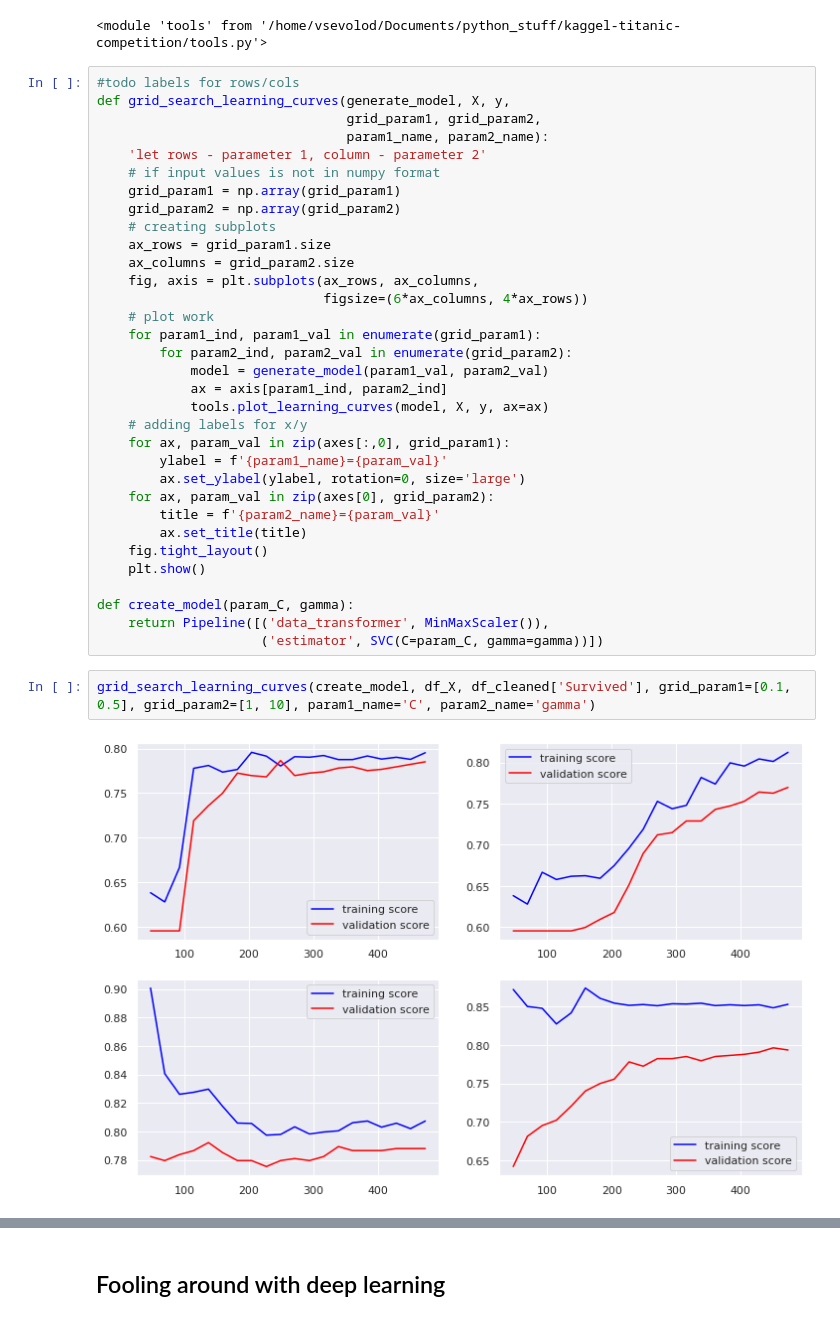
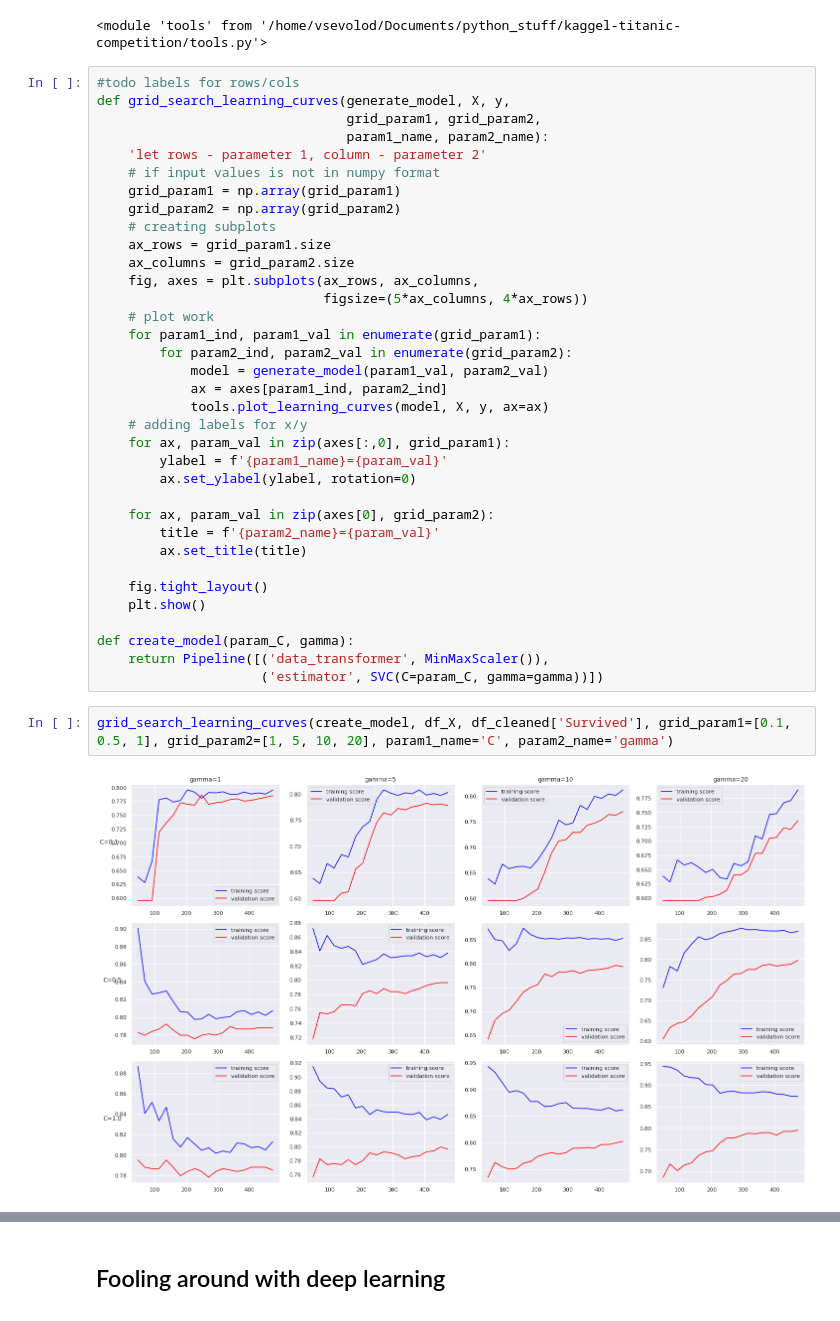
Before and after one commit to VsevolodKozlov-git/kaggle-titanic-competition, a Jupyter notebook: main.ipynb, the cells around one changed output, grey strips where cells are left out. Saved outputs shown, nothing was run; the diff lists cells and outputs as text.

Commit message:
fixed bug in grid_search_learning_curves function; Experemented with hyperparameters for SVC

```diff
--- a/main.ipynb
+++ b/main.ipynb
@@ -512,21 +508,23 @@ def grid_search_learning_curves(generate_model, X, y,
     # creating subplots
     ax_rows = grid_param1.size
     ax_columns = grid_param2.size
-    fig, axis = plt.subplots(ax_rows, ax_columns,
-                             figsize=(6*ax_columns, 4*ax_rows))
+    fig, axes = plt.subplots(ax_rows, ax_columns,
+                             figsize=(5*ax_columns, 4*ax_rows))
     # plot work
     for param1_ind, param1_val in enumerate(grid_param1):
         for param2_ind, param2_val in enumerate(grid_param2):
             model = generate_model(param1_val, param2_val)
-            ax = axis[param1_ind, param2_ind]
+            ax = axes[param1_ind, param2_ind]
             tools.plot_learning_curves(model, X, y, ax=ax)
     # adding labels for x/y
     for ax, param_val in zip(axes[:,0], grid_param1):
         ylabel = f'{param1_name}={param_val}'
-        ax.set_ylabel(ylabel, rotation=0, size='large')
+        ax.set_ylabel(ylabel, rotation=0)
+
     for ax, param_val in zip(axes[0], grid_param2):
         title = f'{param2_name}={param_val}'
         ax.set_title(title)
+
     fig.tight_layout()
     plt.show()
 
@@ -534,6 +532,6 @@ def create_model(param_C, gamma):
     return Pipeline([('data_transformer', MinMaxScaler()),
                      ('estimator', SVC(C=param_C, gamma=gamma))])
 # %%
-grid_search_learning_curves(create_model, df_X, df_cleaned['Survived'], grid_param1=[0.1, 0.5], grid_param2=[1, 10], param1_name='C', param2_name='gamma')
+grid_search_learning_curves(create_model, df_X, df_cleaned['Survived'], grid_param1=[0.1, 0.5, 1], grid_param2=[1, 5, 10, 20], param1_name='C', param2_name='gamma')
 # %% [output]
-[figure, old version]
+[figure, new version]
```
Also changed, not shown: parts of 20 cells of this notebook.
